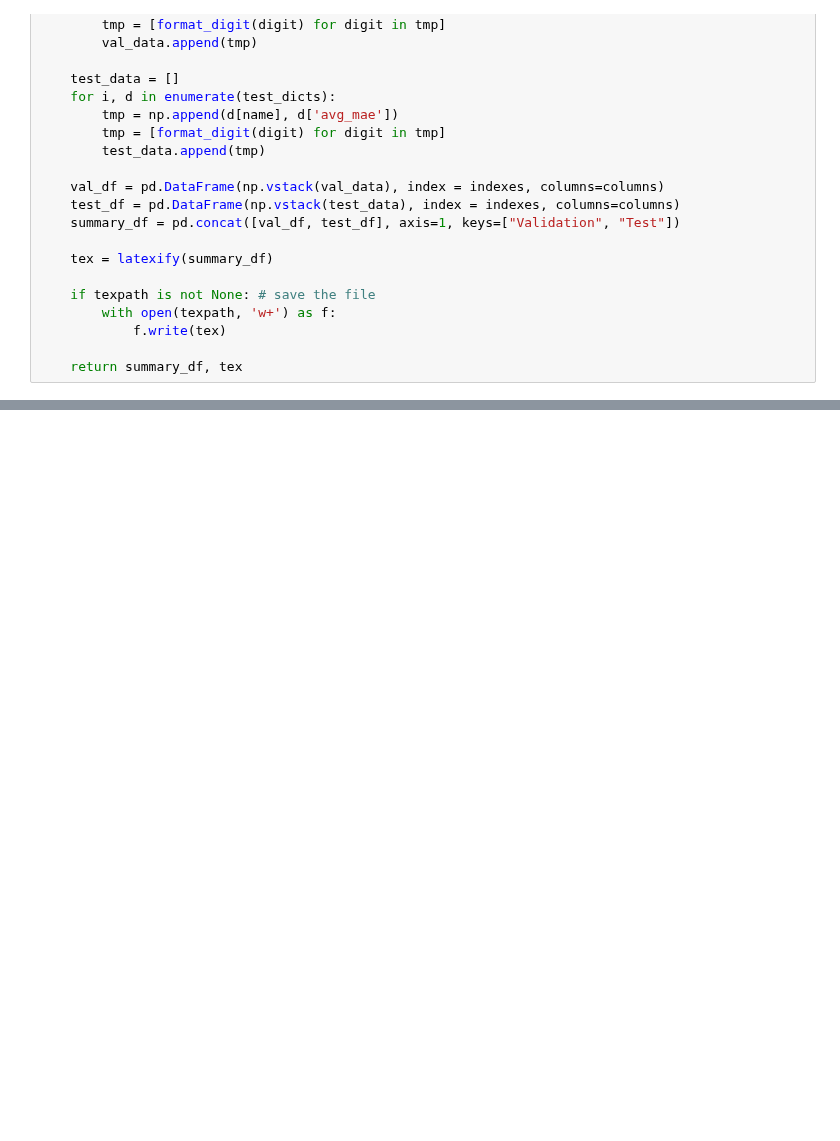
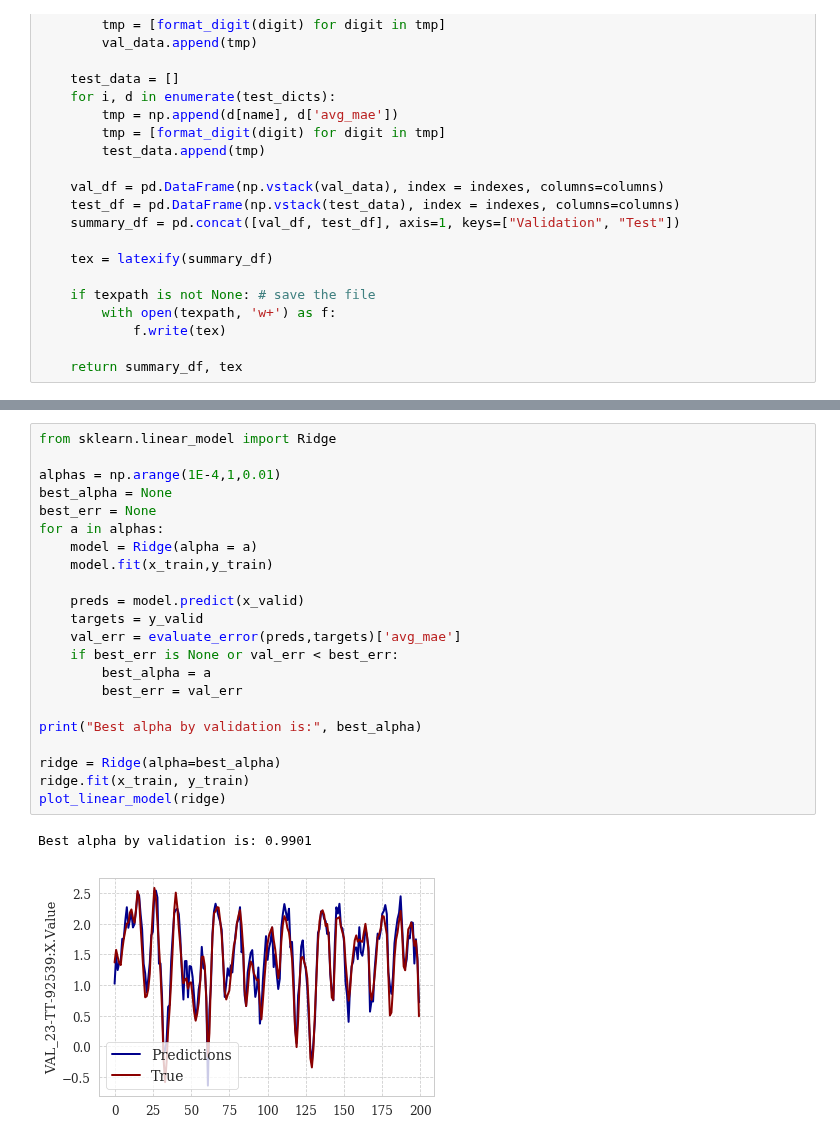
Before and after one commit to hreiten/master-thesis, a Jupyter notebook: src/benchmark-models/benchmarks.ipynb, the cells around one changed output, grey strips where cells are left out. Drawn from its saved outputs; the diff is of its cells as text; blank space fills up the shorter version.

```diff
--- a/src/benchmark-models/benchmarks.ipynb
+++ b/src/benchmark-models/benchmarks.ipynb
@@ -834,0 +483,25 @@ VAL_23-TT-92539:X.Value: 0.35834912789028395
+# %%
+from sklearn.linear_model import Ridge
+
+alphas = np.arange(1E-4,1,0.01)
+best_alpha = None
+best_err = None
+for a in alphas:
+    model = Ridge(alpha = a)
+    model.fit(x_train,y_train)
+
+    preds = model.predict(x_valid)
+    targets = y_valid
+    val_err = evaluate_error(preds,targets)['avg_mae']
+    if best_err is None or val_err < best_err:
+        best_alpha = a
+        best_err = val_err
+
+print("Best alpha by validation is:", best_alpha)
+
+ridge = Ridge(alpha=best_alpha)
+ridge.fit(x_train, y_train)
+plot_linear_model(ridge)
+# %% [output]
+Best alpha by validation is: 0.9901
+[figure, added]
```
Also changed, not shown: parts of 96 cells of this notebook, 17 other files.
